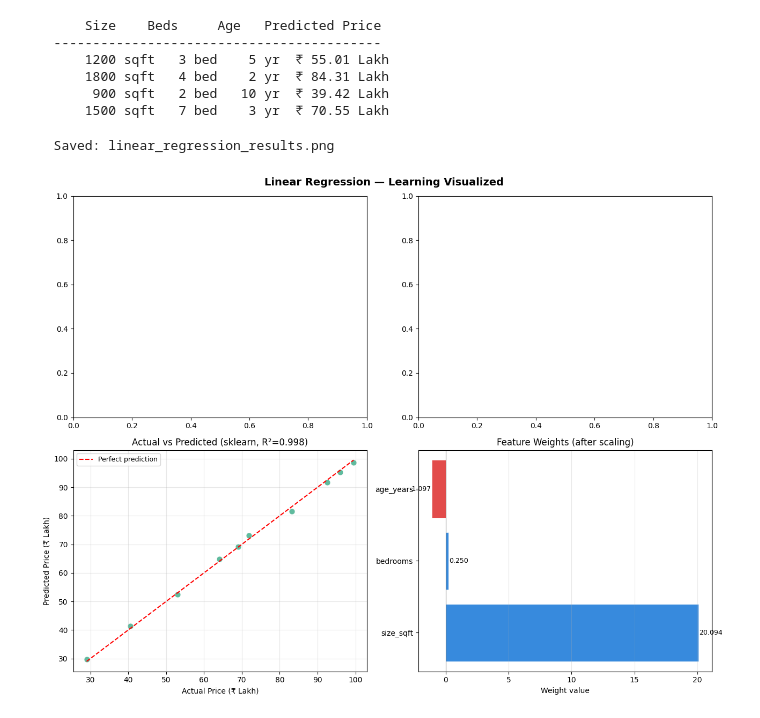
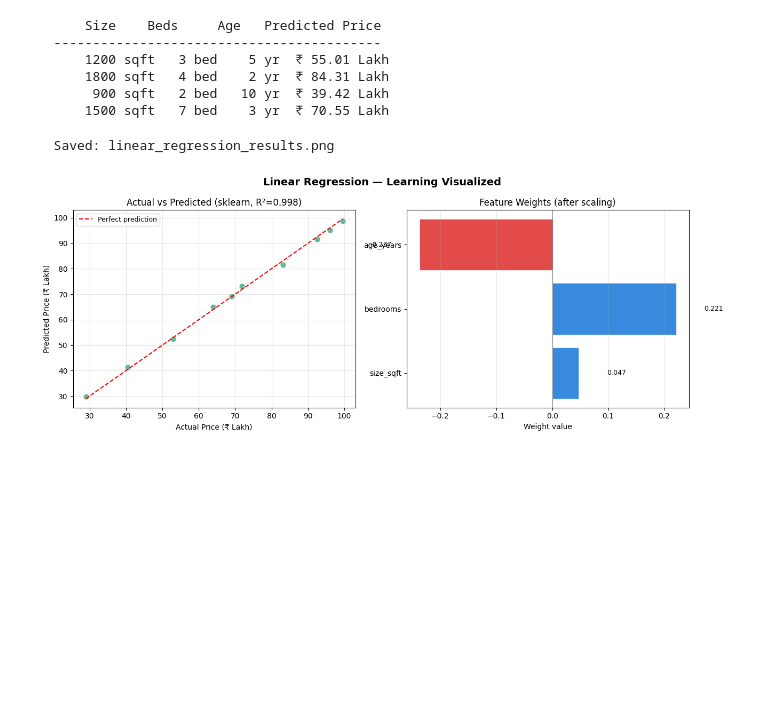
Before and after one commit to ganika3011-spec/Machine-Learning, a Jupyter notebook: LinearRegression/01.ipynb, the cells around one changed output. Cells and saved outputs as stored; diff of their text form; code cells hidden in the pictures; blank space fills up the shorter version.

```diff
--- a/LinearRegression/01.ipynb
+++ b/LinearRegression/01.ipynb
@@ -152,38 +152,47 @@ for house, pred in zip(new_houses, preds):
        900 sqft   2 bed   10 yr  ₹ 39.42 Lakh
       1500 sqft   7 bed    3 yr  ₹ 70.55 Lakh
 # %%
-fig, axes = plt.subplots(1, 2, figsize=(14, 5))
-fig.suptitle("Linear Regression — Learning Visualized", fontsize=14, fontweight="bold")
+LR = LinearRegression()
+LR.fit(X_train, y_train)
+y_pred_sklearn = LR.predict(X_test)
+r2_sklearn = r2_score(y_test, y_pred_sklearn)
+
 mn = y_test.min()
 mx = y_test.max()
 
-ax1 = axes[0]
-ax1.scatter(y_test, y_pred_sklearn, alpha=0.7, color="#1d9e75", edgecolors="white", linewidth=0.5, s=60)
-ax1.plot([mn, mx], [mn, mx], "r--", linewidth=1.5, label="Perfect prediction")
-ax1.set_title(f"Actual vs Predicted (sklearn, R²={r2_sklearn:.3f})")
-ax1.set_xlabel("Actual Price (₹ Lakh)")
-ax1.set_ylabel("Predicted Price (₹ Lakh)")
-ax1.legend(fontsize=9)
-ax1.grid(alpha=0.3)
+# ── Plot ──────────────────────────────────────────────
+fig, axes = plt.subplots(1, 2, figsize=(13, 5))  # ✅ 1 row, 2 cols
+fig.suptitle("Linear Regression — Learning Visualized", fontsize=14, fontweight="bold")
 
+# Plot 1: Actual vs Predicted
+ax3 = axes[0]                                     # ✅ axes[0] not axes[1,0]
+ax3.scatter(y_test, y_pred_sklearn, alpha=0.7, color="#1d9e75",
+            edgecolors="white", linewidth=0.5, s=60)
+ax3.plot([mn, mx], [mn, mx], "r--", linewidth=1.5, label="Perfect prediction")
+ax3.set_title(f"Actual vs Predicted (sklearn, R²={r2_sklearn:.3f})")
+ax3.set_xlabel("Actual Price (₹ Lakh)")
+ax3.set_ylabel("Predicted Price (₹ Lakh)")
+ax3.legend(fontsize=9)
+ax3.grid(alpha=0.3)
 
-ax2 = axes[1]
+# Plot 2: Feature Weights
+ax4 = axes[1]                                     # ✅ axes[1] not axes[1,1]
 features = ["size_sqft", "bedrooms", "age_years"]
-weights  = LR.coef_
+weights  = LR.coef_                               # ✅ now LR is defined above
 colors   = ["#378add" if w > 0 else "#e24b4a" for w in weights]
-bars = ax2.barh(features, weights, color=colors, edgecolor="white", linewidth=0.5)
-ax2.axvline(0, color="gray", linewidth=0.8)
-ax2.set_title("Feature Weights (after scaling)")
-ax2.set_xlabel("Weight value")
-ax2.grid(alpha=0.3, axis="x")
+bars = ax4.barh(features, weights, color=colors, edgecolor="white", linewidth=0.5)
+ax4.axvline(0, color="gray", linewidth=0.8)
+ax4.set_title("Feature Weights (after scaling)")
+ax4.set_xlabel("Weight value")
+ax4.grid(alpha=0.3, axis="x")
 for bar, val in zip(bars, weights):
-    ax2.text(val + (0.05 if val >= 0 else -0.05), bar.get_y() + bar.get_height()/2,
+    ax4.text(val + (0.05 if val >= 0 else -0.05), bar.get_y() + bar.get_height() / 2,
              f"{val:.3f}", va="center", ha="left" if val >= 0 else "right", fontsize=9)
 
 plt.tight_layout()
 plt.savefig("linear_regression_results.png", dpi=130, bbox_inches="tight")
 print("  Saved: linear_regression_results.png")
 plt.show()
 # %% [output]
   Saved: linear_regression_results.png
-[figure, old version]
+[figure, new version]
```
Also changed, not shown: 3 other files.
